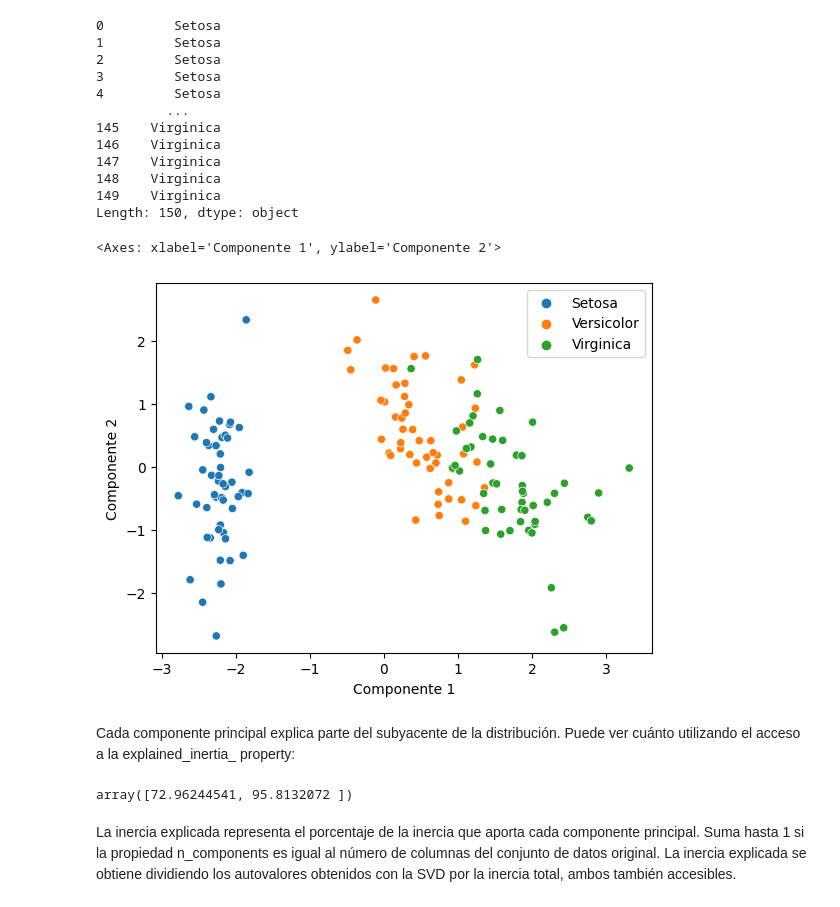
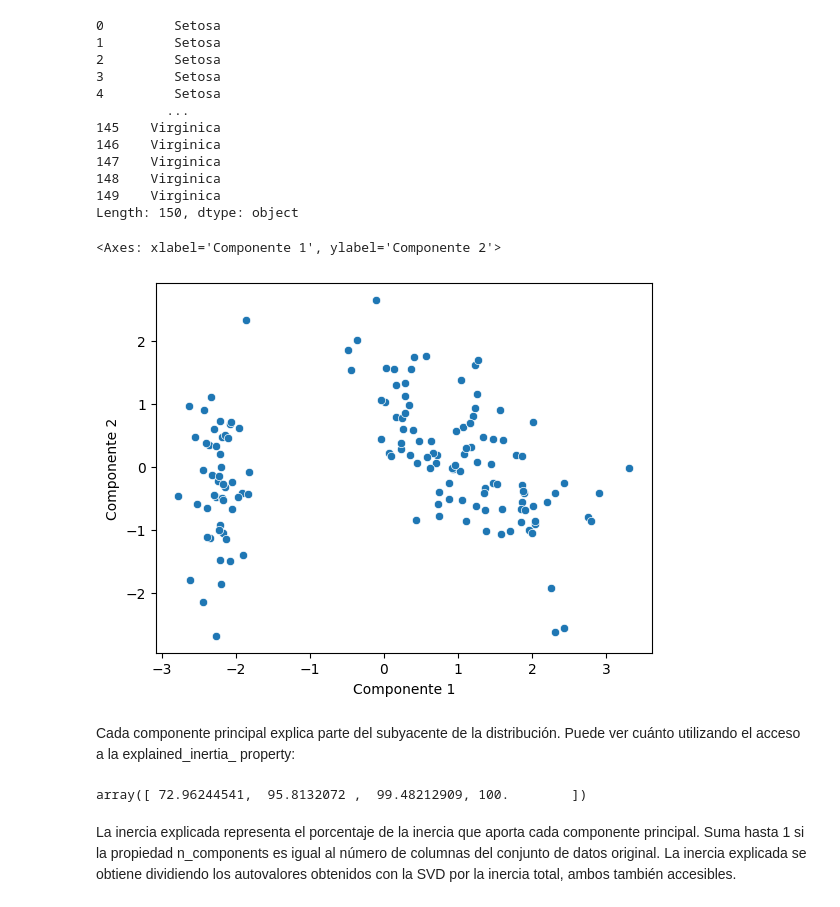
Before and after one commit to ccjaviers777/ean_material_ml, a Jupyter notebook: Cuadernos/3. Prince.ipynb, the cells around one changed output. Saved outputs shown, nothing was run; the diff lists cells and outputs as text; code cells hidden in the pictures.

```diff
--- a/Cuadernos/3. Prince.ipynb
+++ b/Cuadernos/3. Prince.ipynb
@@ -72,7 +99,8 @@ sns.scatterplot(x='Sepal length', y='Petal length', hue='Species', data=DF)
 # %%
+#instanciamos el objeto PCA
 pca = PCA(
-    n_components=2,
-     n_iter=3,
+    n_components=4,
+     n_iter=10,
      rescale_with_mean=True,
      rescale_with_std=True,
      copy=True,
@@ -133,5 +184,4 @@ Una vez que se ha ajustado el PCA, se puede utilizar para extraer las coordenada
 # %%
-DF_PCA=pca.transform(X)
-DF_PCA.columns=['Componente 1','Componente 2']
+DF_PCA.columns=['Componente 1','Componente 2','Componente 3','Componente 4']
 DF_PCA
 # %% [output]
@@ -166,16 +216,16 @@ y
 149    Virginica
 Length: 150, dtype: object
 # %%
-sns.scatterplot(x='Componente 1', y='Componente 2',hue=y,data=DF_PCA)
+sns.scatterplot(x='Componente 1', y='Componente 2',data=DF_PCA)
 # %% [output]
 <Axes: xlabel='Componente 1', ylabel='Componente 2'>
-[figure, old version]
+[figure, new version]
 # %% [markdown]
 Cada componente principal explica parte del subyacente de la distribución. Puede ver cuánto utilizando el acceso a la explained_inertia_ property:
 # %%
 pca.cumulative_percentage_of_variance_
 # %% [output]
-array([72.96244541, 95.8132072 ])
+array([ 72.96244541,  95.8132072 ,  99.48212909, 100.        ])
 # %% [markdown]
 La inercia explicada representa el porcentaje de la inercia que aporta cada componente principal. Suma hasta 1 si la propiedad n_components es igual al número de columnas del conjunto de datos original. La inercia explicada se obtiene dividiendo los autovalores obtenidos con la SVD por la inercia total, ambos también accesibles.
 # %%
```
Also changed, not shown: parts of 27 cells of this notebook, 2 other files.
